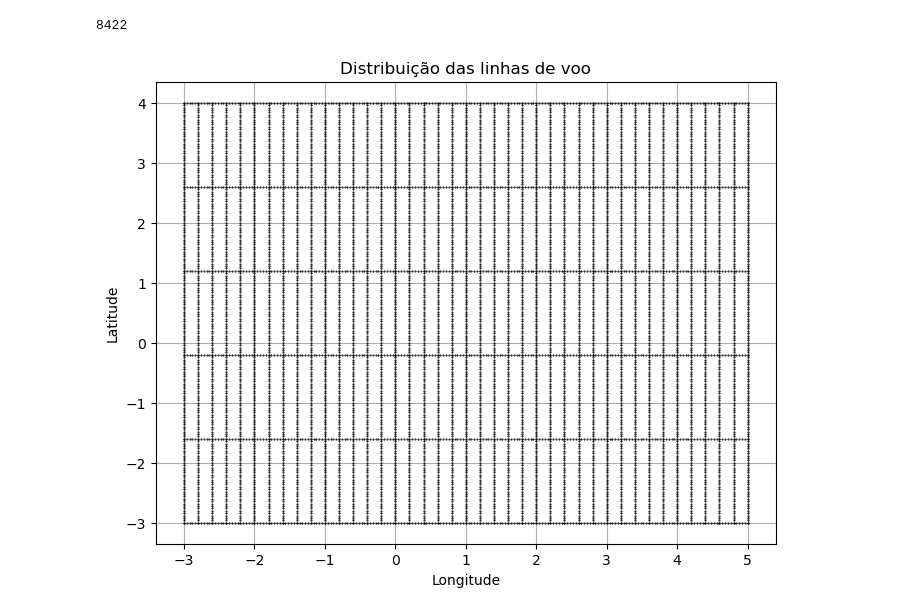
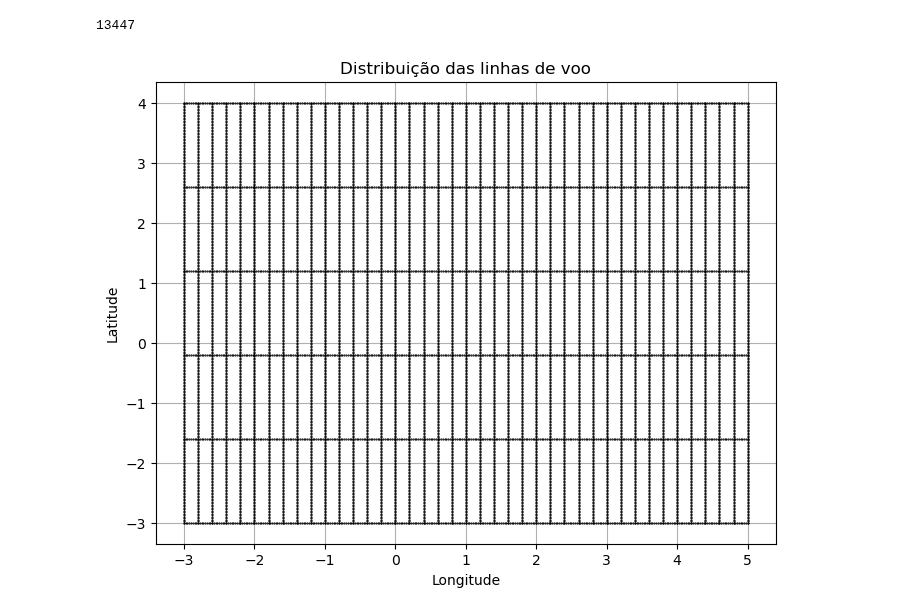
Before and after one commit to compgeolab/eqs-magnetic-spherical, a Jupyter notebook: code/syntetic_airborne.ipynb, the cells around one changed output. Cells and saved outputs as stored; diff of their text form; code cells hidden in the pictures.

```diff
--- a/code/syntetic_airborne.ipynb
+++ b/code/syntetic_airborne.ipynb
@@ -9,31 +9,31 @@ import spherical as sph
 # %%
 ellipsoid = bl.WGS84
 
 region_airbone = [-3, 5, -3, 4]
 
-spacing_1 = (0.04, 0.2)
+spacing_1 = (0.025, 0.2)
 coordinates_1 = vd.grid_coordinates(region=region_airbone, spacing=spacing_1, extra_coords=ellipsoid.mean_radius + 500)
 
 
-spacing_2 = (1.5, 0.04)
+spacing_2 = (1.5, 0.025)
 coordinates_2 = vd.grid_coordinates(region=region_airbone, spacing=spacing_2, extra_coords=ellipsoid.mean_radius + 500)
 
 
 coordinates = np.concatenate((coordinates_1[0].ravel(), coordinates_2[0].ravel())), \
               np.concatenate((coordinates_1[1].ravel(), coordinates_2[1].ravel())), \
               np.concatenate((coordinates_1[2].ravel(), coordinates_2[2].ravel()))
 
 print(coordinates[0].size)
 plt.figure(figsize=(8, 6))
 plt.plot(coordinates[0], coordinates[1], ".k", markersize=1)
 plt.xlabel("Longitude")
 plt.ylabel("Latitude")
 plt.title("Distribuição das linhas de voo")
 plt.grid()
 plt.show()
 # %% [output]
-8422
+13447
-[figure, old version]
+[figure, new version]
 # %%
 inclination, declination = 30, 20
 noise_level = 0.05
```
Also changed, not shown: parts of 6 cells of this notebook, 1 other file.
